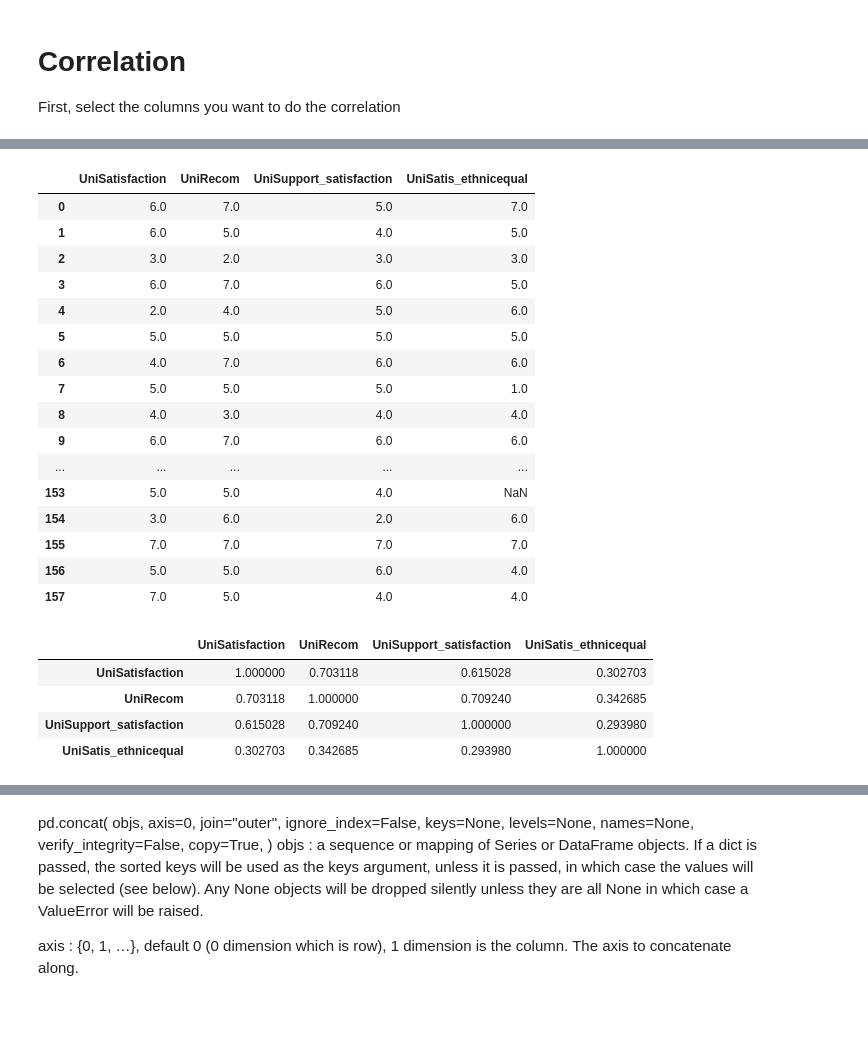
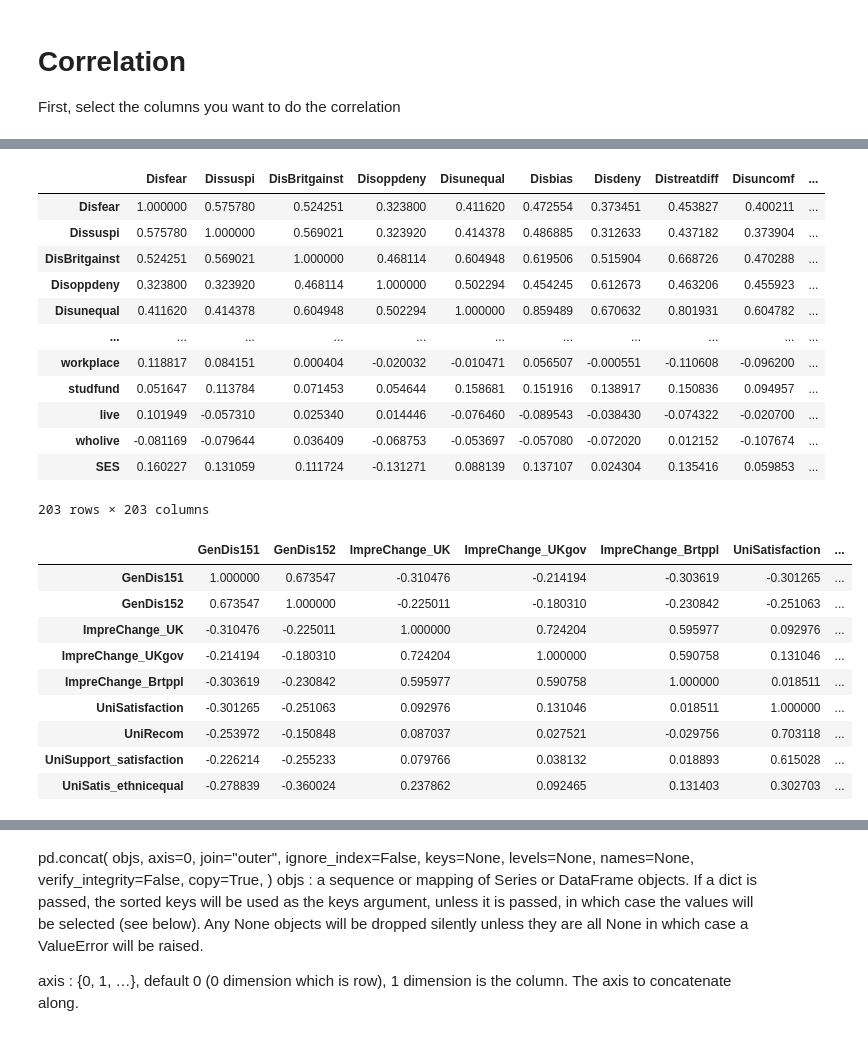
Before and after one commit to stflihanwei/ML, a Jupyter notebook: covid_data_analysis.ipynb, the cells around one changed output, grey strips where cells are left out. Cells and saved outputs as stored; diff of their text form; code cells hidden in the pictures.

```diff
--- a/covid_data_analysis.ipynb
+++ b/covid_data_analysis.ipynb
@@ -12,5 +12,5 @@ import statsmodels as sm
 from string import ascii_letters
 import scipy.stats
 # %%
-Covid = pd.read_excel('Data/SPSSCOVIDdataSep17.xlsx')
+covid = pd.read_excel('Data/SPSSCOVIDdataSep17.xlsx')
 # %%
@@ -307,28 +469,33 @@ x.reindex()
+# %%
+corr_matrix = covid.corr(method ='spearman')
+corr_matrix
+# %% [output]
+|  | Disfear | Dissuspi | DisBritgainst | Disoppdeny | Disunequal | Disbias | Disdeny | Distreatdiff | Disuncomf | ... |
+| Disfear | 1.000000 | 0.575780 | 0.524251 | 0.323800 | 0.411620 | 0.472554 | 0.373451 | 0.453827 | 0.400211 | ... |
+| Dissuspi | 0.575780 | 1.000000 | 0.569021 | 0.323920 | 0.414378 | 0.486885 | 0.312633 | 0.437182 | 0.373904 | ... |
+| DisBritgainst | 0.524251 | 0.569021 | 1.000000 | 0.468114 | 0.604948 | 0.619506 | 0.515904 | 0.668726 | 0.470288 | ... |
+| Disoppdeny | 0.323800 | 0.323920 | 0.468114 | 1.000000 | 0.502294 | 0.454245 | 0.612673 | 0.463206 | 0.455923 | ... |
+| Disunequal | 0.411620 | 0.414378 | 0.604948 | 0.502294 | 1.000000 | 0.859489 | 0.670632 | 0.801931 | 0.604782 | ... |
+| ... | ... | ... | ... | ... | ... | ... | ... | ... | ... | ... |
+| workplace | 0.118817 | 0.084151 | 0.000404 | -0.020032 | -0.010471 | 0.056507 | -0.000551 | -0.110608 | -0.096200 | ... |
+| studfund | 0.051647 | 0.113784 | 0.071453 | 0.054644 | 0.158681 | 0.151916 | 0.138917 | 0.150836 | 0.094957 | ... |
+| live | 0.101949 | -0.057310 | 0.025340 | 0.014446 | -0.076460 | -0.089543 | -0.038430 | -0.074322 | -0.020700 | ... |
+| wholive | -0.081169 | -0.079644 | 0.036409 | -0.068753 | -0.053697 | -0.057080 | -0.072020 | 0.012152 | -0.107674 | ... |
+| SES | 0.160227 | 0.131059 | 0.111724 | -0.131271 | 0.088139 | 0.137107 | 0.024304 | 0.135416 | 0.059853 | ... |
+203 rows × 203 columns
 # %%
 # select columns and all rows
-y = covid[['UniSatisfaction','UniRecom','UniSupport_satisfaction','UniSatis_ethnicequal']]
+y = covid[['GenDis151','GenDis152','ImpreChange_UK','ImpreChange_UKgov','ImpreChange_Brtppl','UniSatisfaction','UniRecom','UniSupport_satisfaction','UniSatis_ethnicequal']]
 y.reindex()
 y.corr(method='spearman')
 # %% [output]
-|  | UniSatisfaction | UniRecom | UniSupport_satisfaction | UniSatis_ethnicequal |
-| 0 | 6.0 | 7.0 | 5.0 | 7.0 |
-| 1 | 6.0 | 5.0 | 4.0 | 5.0 |
-| 2 | 3.0 | 2.0 | 3.0 | 3.0 |
-| 3 | 6.0 | 7.0 | 6.0 | 5.0 |
-| 4 | 2.0 | 4.0 | 5.0 | 6.0 |
-| 5 | 5.0 | 5.0 | 5.0 | 5.0 |
-| 6 | 4.0 | 7.0 | 6.0 | 6.0 |
-| 7 | 5.0 | 5.0 | 5.0 | 1.0 |
-| 8 | 4.0 | 3.0 | 4.0 | 4.0 |
-| 9 | 6.0 | 7.0 | 6.0 | 6.0 |
-| ... | ... | ... | ... | ... |
-| 153 | 5.0 | 5.0 | 4.0 | NaN |
-| 154 | 3.0 | 6.0 | 2.0 | 6.0 |
-| 155 | 7.0 | 7.0 | 7.0 | 7.0 |
-| 156 | 5.0 | 5.0 | 6.0 | 4.0 |
-| 157 | 7.0 | 5.0 | 4.0 | 4.0 |
+|  | GenDis151 | GenDis152 | ImpreChange_UK | ImpreChange_UKgov | ImpreChange_Brtppl | UniSatisfaction | ... |
+| GenDis151 | 1.000000 | 0.673547 | -0.310476 | -0.214194 | -0.303619 | -0.301265 | ... |
+| GenDis152 | 0.673547 | 1.000000 | -0.225011 | -0.180310 | -0.230842 | -0.251063 | ... |
+| ImpreChange_UK | -0.310476 | -0.225011 | 1.000000 | 0.724204 | 0.595977 | 0.092976 | ... |
+| ImpreChange_UKgov | -0.214194 | -0.180310 | 0.724204 | 1.000000 | 0.590758 | 0.131046 | ... |
+| ImpreChange_Brtppl | -0.303619 | -0.230842 | 0.595977 | 0.590758 | 1.000000 | 0.018511 | ... |
+| UniSatisfaction | -0.301265 | -0.251063 | 0.092976 | 0.131046 | 0.018511 | 1.000000 | ... |
+| UniRecom | -0.253972 | -0.150848 | 0.087037 | 0.027521 | -0.029756 | 0.703118 | ... |
+| UniSupport_satisfaction | -0.226214 | -0.255233 | 0.079766 | 0.038132 | 0.018893 | 0.615028 | ... |
+| UniSatis_ethnicequal | -0.278839 | -0.360024 | 0.237862 | 0.092465 | 0.131403 | 0.302703 | ... |
-|  | UniSatisfaction | UniRecom | UniSupport_satisfaction | UniSatis_ethnicequal |
-| UniSatisfaction | 1.000000 | 0.703118 | 0.615028 | 0.302703 |
-| UniRecom | 0.703118 | 1.000000 | 0.709240 | 0.342685 |
-| UniSupport_satisfaction | 0.615028 | 0.709240 | 1.000000 | 0.293980 |
-| UniSatis_ethnicequal | 0.302703 | 0.342685 | 0.293980 | 1.000000 |
```
Also changed, not shown: parts of 111 cells of this notebook.
